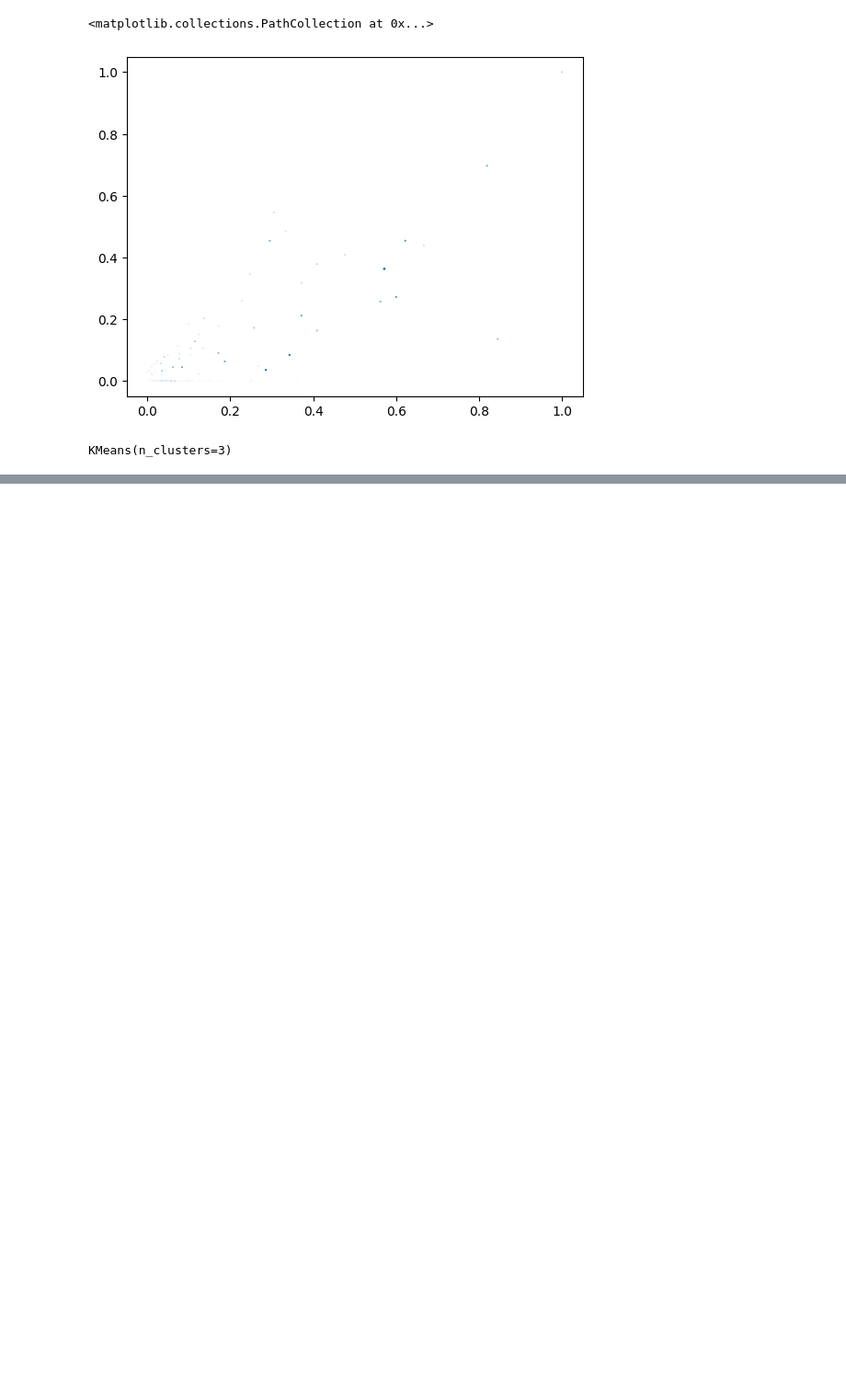
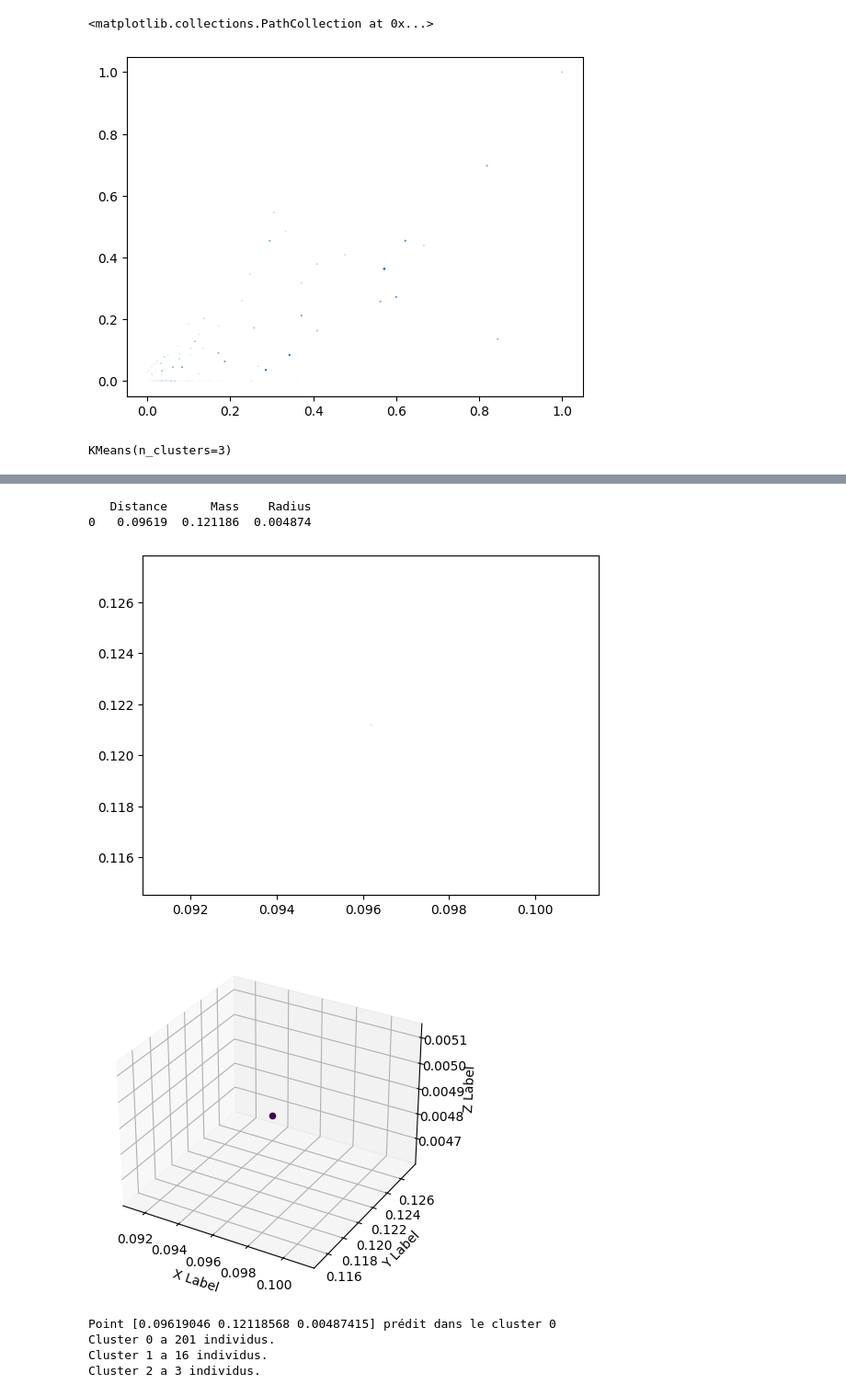
Before and after one commit to LoicBrison/TP-star-cluster, a Jupyter notebook: tp-stars-Loïc.ipynb, the cells around one changed output, grey strips where cells are left out. Shown at 92% size. Cells and saved outputs as stored; diff of their text form; code cells hidden in the pictures; blank space fills up the shorter version.

Commit message:
Fini avec prediction pour Alnair

```diff
--- a/tp-stars-Loïc.ipynb
+++ b/tp-stars-Loïc.ipynb
@@ -135 +144,49 @@ plt.show()
 [figure]
+# %%
+#Step 5: Predict
+
+df_final = pd.read_csv("star.csv")
+
+df_final['Distance'] = pd.to_numeric(df_final['Distance'], errors='coerce')
+df_final['Mass'] =  pd.to_numeric(df_final['Mass'], errors='coerce')
+df_final['Radius'] =  pd.to_numeric(df_final['Radius'], errors='coerce')
+df_final = df_final.drop(columns=['ID', 'Star_name', 'Luminosity'])
+
+df_final['Distance'] = df_final.Distance.apply(lambda x: (x - DF_Distance_Min) / (DF_Distance_Max - DF_Distance_Min))
+df_final['Mass'] = df_final.Mass.apply(lambda x: (x - DF_Mass_Min) / (DF_Mass_Max - DF_Mass_Min))
+df_final['Radius'] = df_final.Radius.apply(lambda x: (x - DF_Radius_Min) / (DF_Radius_Max - DF_Radius_Min))
+
+data_final = df_final.to_numpy()
+print(df_final)
+y_pred = model.predict(data_final)
+
+plt.scatter(data_final[:, 0], data_final[:, 1], data_final[:, 2], c=y_pred)
+
+fig = plt.figure()
+ax = fig.add_subplot(projection='3d')
+ax.scatter(data_final[:, 0], data_final[:, 1], data_final[:, 2], marker='o',c=y_pred)
+
+ax.set_xlabel('X Label')
+ax.set_ylabel('Y Label')
+ax.set_zlabel('Z Label')
+
+plt.show()
+# %% [output]
+   Distance      Mass    Radius
+0   0.09619  0.121186  0.004874
+[figure, added]
+[figure, added]
+# %%
+for i, prediction in enumerate(y_pred):
+    print("Point", data_final[i], "prédit dans le cluster", prediction)
+
+cluster_labels = model.labels_
+unique_clusters, cluster_counts = np.unique(cluster_labels, return_counts=True)
+
+for cluster, count in zip(unique_clusters, cluster_counts):
+    print("Cluster", cluster, "a", count, "individus.")
+# %% [output]
+Point [0.09619046 0.12118568 0.00487415] prédit dans le cluster 0
+Cluster 0 a 201 individus.
+Cluster 1 a 16 individus.
+Cluster 2 a 3 individus.
```
Also changed, not shown: parts of 3 cells of this notebook, 1 other file.
